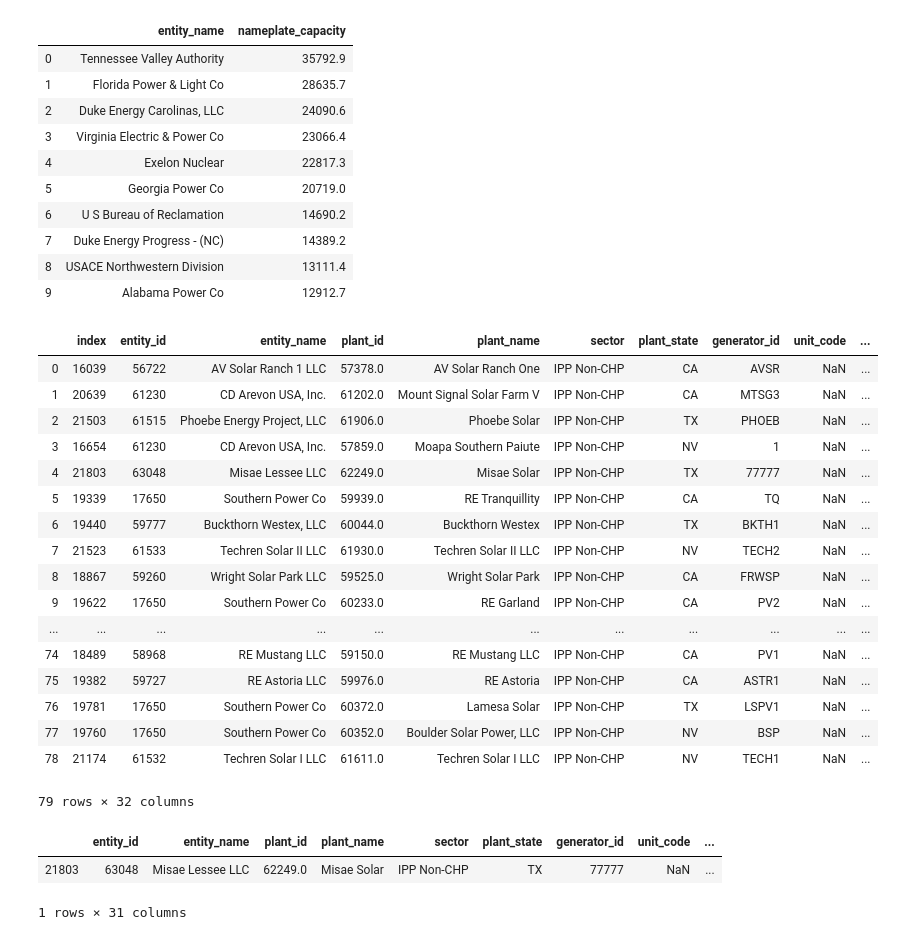
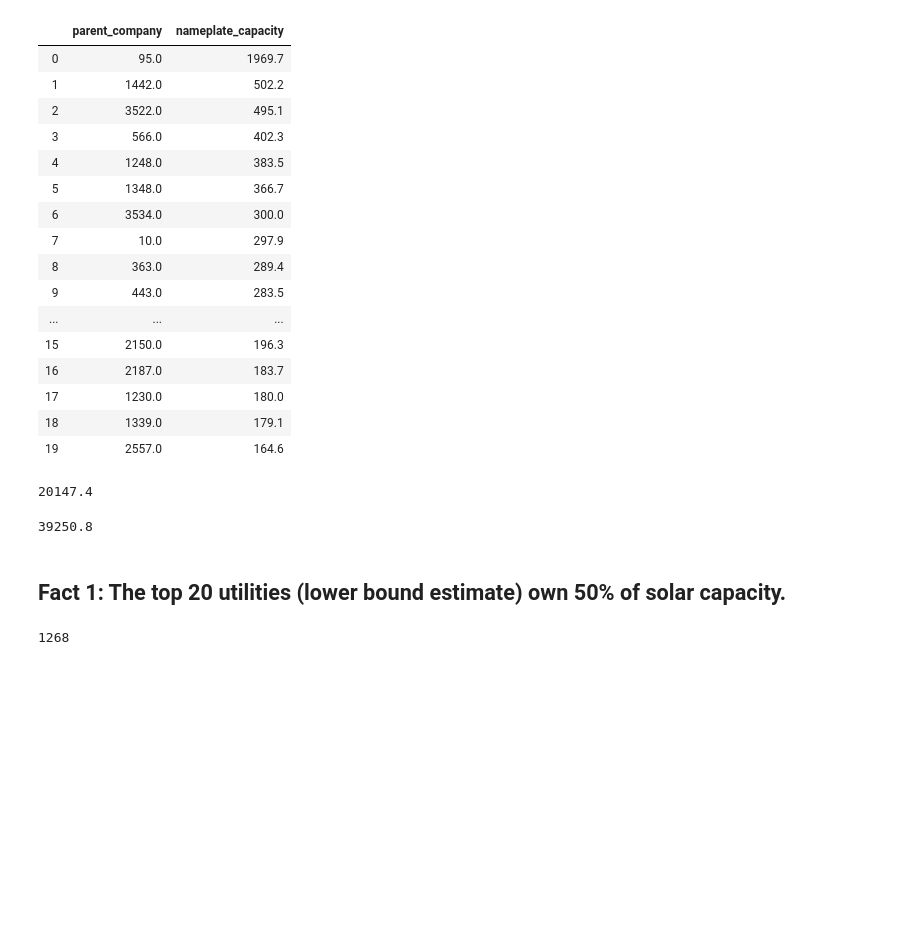
Before and after one commit to rachelsanderson/reduced-form, a Jupyter notebook: Analyses/Top Utility Analysis.ipynb, the cells around one changed output. Drawn from its saved outputs; the diff is of its cells as text; code cells hidden in the pictures; blank space fills up the shorter version.

```diff
--- a/Analyses/Top Utility Analysis.ipynb
+++ b/Analyses/Top Utility Analysis.ipynb
@@ -4,4 +6,7 @@ import json
 pd.options.display.max_rows = 999
 # %%
 dataDir = '/Users/rachelanderson/Dropbox (Princeton)/Data for Tax Equity Project/eia_860m/'
-jsonDir = '/Users/rachelanderson/Dropbox (Princeton)/Tax Equity Code/Analyses/'
+jsonDir = '/Users/rachelanderson/Dropbox (Princeton)/Data for Tax Equity Project/JSONFiles/'
+# %%
+with open(jsonDir + 'final_parent_dict.json') as outfile:
+    parent_map = json.load(outfile)
@@ -17,0 +23,3 @@ x
+# %%
+df['company_name'] = df.entity_name.str.lower()
+df['parent_company'] = df.company_name.map(parent_map)
@@ -18,41 +48,28 @@ x
 # %%
-df.groupby('entity_name').nameplate_capacity.sum().sort_values(ascending=False).reset_index().head(10)
+df[(df['energy_source_code']=='SUN') & (df['operating_year']>2017)].groupby('parent_company').nameplate_capacity.sum().sort_values(ascending=False).reset_index().head(20)
 # %% [output]
-|  | entity_name | nameplate_capacity |
-| 0 | Tennessee Valley Authority | 35792.9 |
-| 1 | Florida Power & Light Co | 28635.7 |
-| 2 | Duke Energy Carolinas, LLC | 24090.6 |
-| 3 | Virginia Electric & Power Co | 23066.4 |
-| 4 | Exelon Nuclear | 22817.3 |
-| 5 | Georgia Power Co | 20719.0 |
-| 6 | U S Bureau of Reclamation | 14690.2 |
-| 7 | Duke Energy Progress - (NC) | 14389.2 |
-| 8 | USACE Northwestern Division | 13111.4 |
-| 9 | Alabama Power Co | 12912.7 |
+|  | parent_company | nameplate_capacity |
+| 0 | 95.0 | 1969.7 |
+| 1 | 1442.0 | 502.2 |
+| 2 | 3522.0 | 495.1 |
+| 3 | 566.0 | 402.3 |
+| 4 | 1248.0 | 383.5 |
+| 5 | 1348.0 | 366.7 |
+| 6 | 3534.0 | 300.0 |
+| 7 | 10.0 | 297.9 |
+| 8 | 363.0 | 289.4 |
+| 9 | 443.0 | 283.5 |
+| ... | ... | ... |
+| 15 | 2150.0 | 196.3 |
+| 16 | 2187.0 | 183.7 |
+| 17 | 1230.0 | 180.0 |
+| 18 | 1339.0 | 179.1 |
+| 19 | 2557.0 | 164.6 |
+# %%
+top_owner_list.nameplate_capacity.sum()
+# %% [output]
+20147.4
 # %%
-df[(df['energy_source_code']=='SUN') & (df['nameplate_capacity'] >= 100 )].sort_values(by='nameplate_capacity',ascending=False).reset_index()
+df[df['energy_source_code']=='SUN'].nameplate_capacity.sum()
 # %% [output]
-|  | index | entity_id | entity_name | plant_id | plant_name | sector | plant_state | generator_id | unit_code | ... |
-| 0 | 16039 | 56722 | AV Solar Ranch 1 LLC | 57378.0 | AV Solar Ranch One | IPP Non-CHP | CA | AVSR | NaN | ... |
-| 1 | 20639 | 61230 | CD Arevon USA, Inc. | 61202.0 | Mount Signal Solar Farm V | IPP Non-CHP | CA | MTSG3 | NaN | ... |
-| 2 | 21503 | 61515 | Phoebe Energy Project, LLC | 61906.0 | Phoebe Solar | IPP Non-CHP | TX | PHOEB | NaN | ... |
-| 3 | 16654 | 61230 | CD Arevon USA, Inc. | 57859.0 | Moapa Southern Paiute | IPP Non-CHP | NV | 1 | NaN | ... |
-| 4 | 21803 | 63048 | Misae Lessee LLC | 62249.0 | Misae Solar | IPP Non-CHP | TX | 77777 | NaN | ... |
-| 5 | 19339 | 17650 | Southern Power Co | 59939.0 | RE Tranquillity | IPP Non-CHP | CA | TQ | NaN | ... |
-| 6 | 19440 | 59777 | Buckthorn Westex, LLC | 60044.0 | Buckthorn Westex | IPP Non-CHP | TX | BKTH1 | NaN | ... |
-| 7 | 21523 | 61533 | Techren Solar II LLC | 61930.0 | Techren Solar II LLC | IPP Non-CHP | NV | TECH2 | NaN | ... |
-| 8 | 18867 | 59260 | Wright Solar Park LLC | 59525.0 | Wright Solar Park | IPP Non-CHP | CA | FRWSP | NaN | ... |
-| 9 | 19622 | 17650 | Southern Power Co | 60233.0 | RE Garland | IPP Non-CHP | CA | PV2 | NaN | ... |
-| ... | ... | ... | ... | ... | ... | ... | ... | ... | ... | ... |
-| 74 | 18489 | 58968 | RE Mustang LLC | 59150.0 | RE Mustang LLC | IPP Non-CHP | CA | PV1 | NaN | ... |
-| 75 | 19382 | 59727 | RE Astoria LLC | 59976.0 | RE Astoria | IPP Non-CHP | CA | ASTR1 | NaN | ... |
-| 76 | 19781 | 17650 | Southern Power Co | 60372.0 | Lamesa Solar | IPP Non-CHP | TX | LSPV1 | NaN | ... |
-| 77 | 19760 | 17650 | Southern Power Co | 60352.0 | Boulder Solar Power, LLC | IPP Non-CHP | NV | BSP | NaN | ... |
-| 78 | 21174 | 61532 | Techren Solar I LLC | 61611.0 | Techren Solar I LLC | IPP Non-CHP | NV | TECH1 | NaN | ... |
-79 rows × 32 columns
+39250.8
-# %%
-df[df['plant_name'].str.contains("Misae").fillna(False)]
-# %% [output]
-|  | entity_id | entity_name | plant_id | plant_name | sector | plant_state | generator_id | unit_code | ... |
-| 21803 | 63048 | Misae Lessee LLC | 62249.0 | Misae Solar | IPP Non-CHP | TX | 77777 | NaN | ... |
-1 rows × 31 columns
@@ -81,0 +76,6 @@ def id_parent_comp(df, utility_var, address_var, utility_dict):
+# %% [markdown]
+## Fact 1: The top 20 utilities (lower bound estimate) own 50% of solar capacity.
+# %%
+df[df['energy_source_code']=='SUN'].parent_company.nunique()
+# %% [output]
+1268
```
Also changed, not shown: parts of 10 cells of this notebook, 12 other files.
